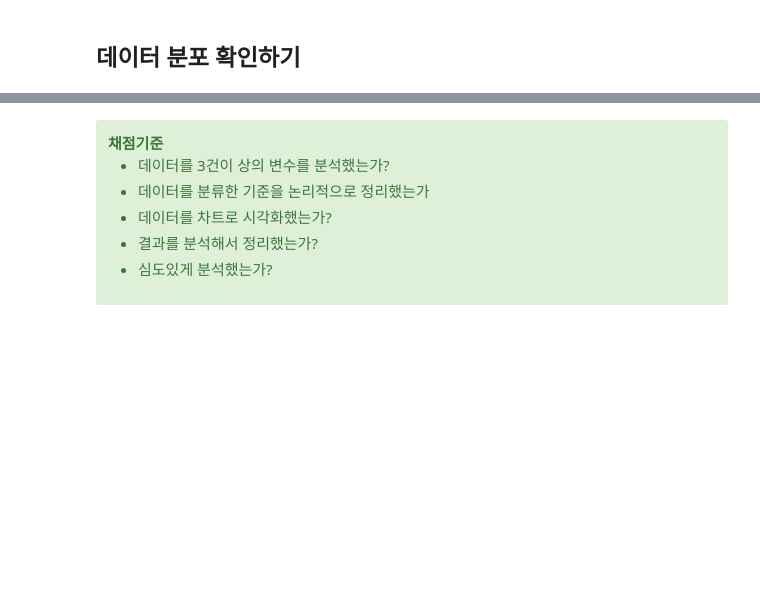
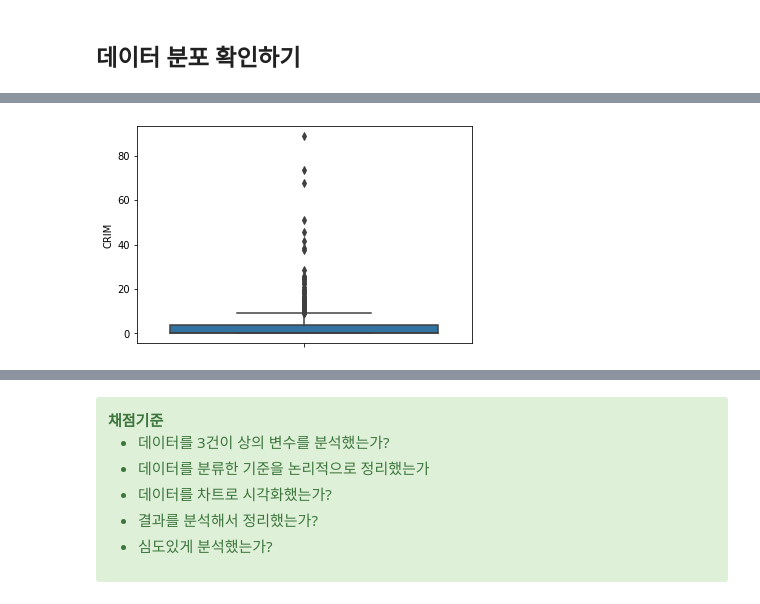
Before and after one commit to y001003/yeardream, a Jupyter notebook: project/1_보스턴주택가격.ipynb, the cells around one changed output, grey strips where cells are left out. Drawn from its saved outputs; the diff is of its cells as text; code cells hidden in the pictures; blank space fills up the shorter version.

```diff
--- a/project/1_보스턴주택가격.ipynb
+++ b/project/1_보스턴주택가격.ipynb
@@ -100,0 +149,5 @@ dtype: int64
+# %%
+sns.boxplot(y='CRIM', data=df)
+plt.show()
+# %% [output]
+[figure, added]
```
Also changed, not shown: parts of 51 cells of this notebook.
